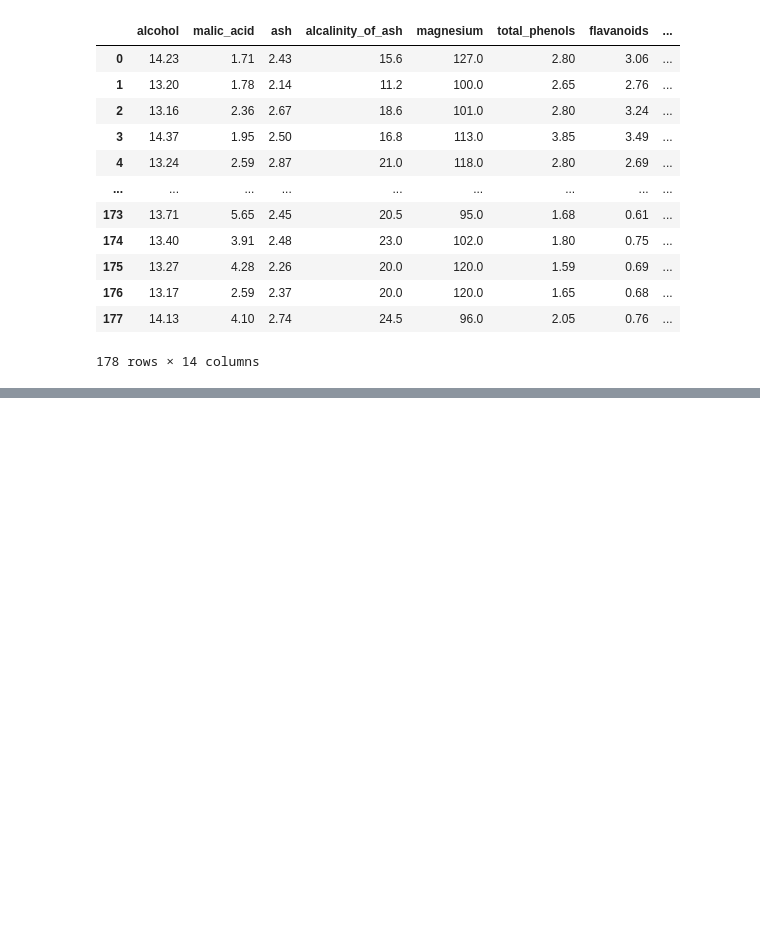
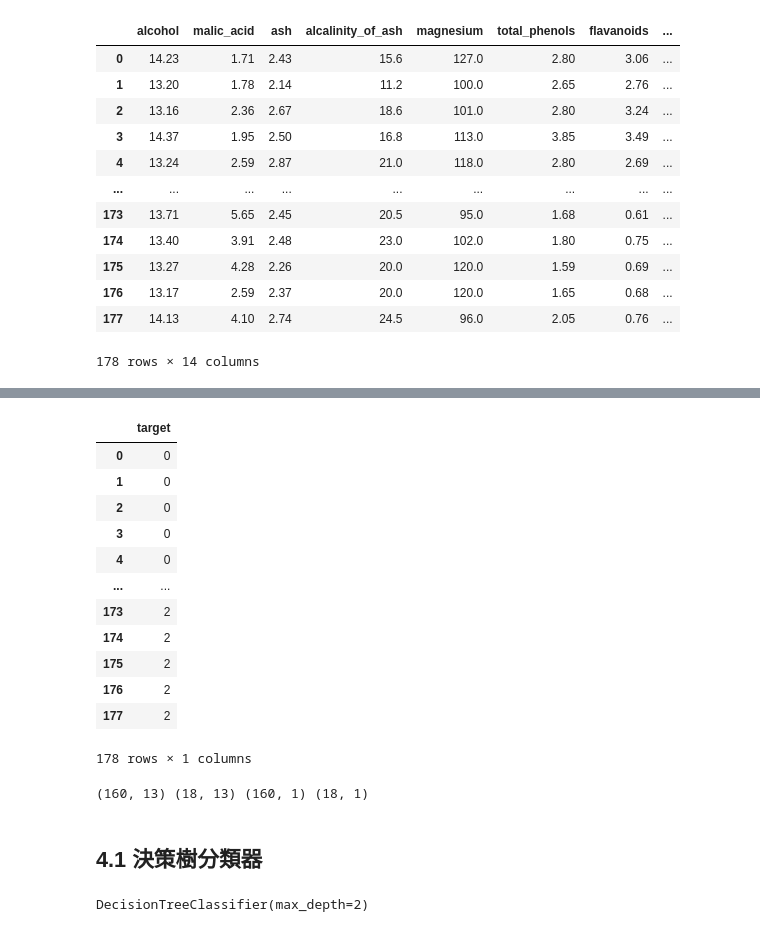
Before and after one commit to RabbitKM/exercise-python, a Jupyter notebook: ML_classification_wine.ipynb, the cells around one changed output, grey strips where cells are left out. Drawn from its saved outputs; the diff is of its cells as text; code cells hidden in the pictures; blank space fills up the shorter version.

```diff
--- a/ML_classification_wine.ipynb
+++ b/ML_classification_wine.ipynb
@@ -62,0 +85,35 @@ df
+# %%
+# 驗證資料
+y = np.array(df[["target"]])
+df[["target"]]
+# %% [output]
+|  | target |
+| 0 | 0 |
+| 1 | 0 |
+| 2 | 0 |
+| 3 | 0 |
+| 4 | 0 |
+| ... | ... |
+| 173 | 2 |
+| 174 | 2 |
+| 175 | 2 |
+| 176 | 2 |
+| 177 | 2 |
+178 rows × 1 columns
+# %%
+# 再隨機個別切2份 (9:1)
+from sklearn.model_selection import train_test_split
+x_train, x_test, y_train, y_test = train_test_split(x, y, train_size=0.9)
+# 看一下切的狀況
+print(x_train.shape, x_test.shape, y_train.shape, y_test.shape)
+# %% [output]
+(160, 13) (18, 13) (160, 1) (18, 1)
+# %% [markdown]
+## 4.1 決策樹分類器
+# %%
+# 丟入訓練資料
+from sklearn.tree import DecisionTreeClassifier
+clf = DecisionTreeClassifier(max_depth=2)
+clf.fit(x_train, y_train)
+# %% [output]
+DecisionTreeClassifier(max_depth=2)
```
Also changed, not shown: parts of 4 cells of this notebook.
